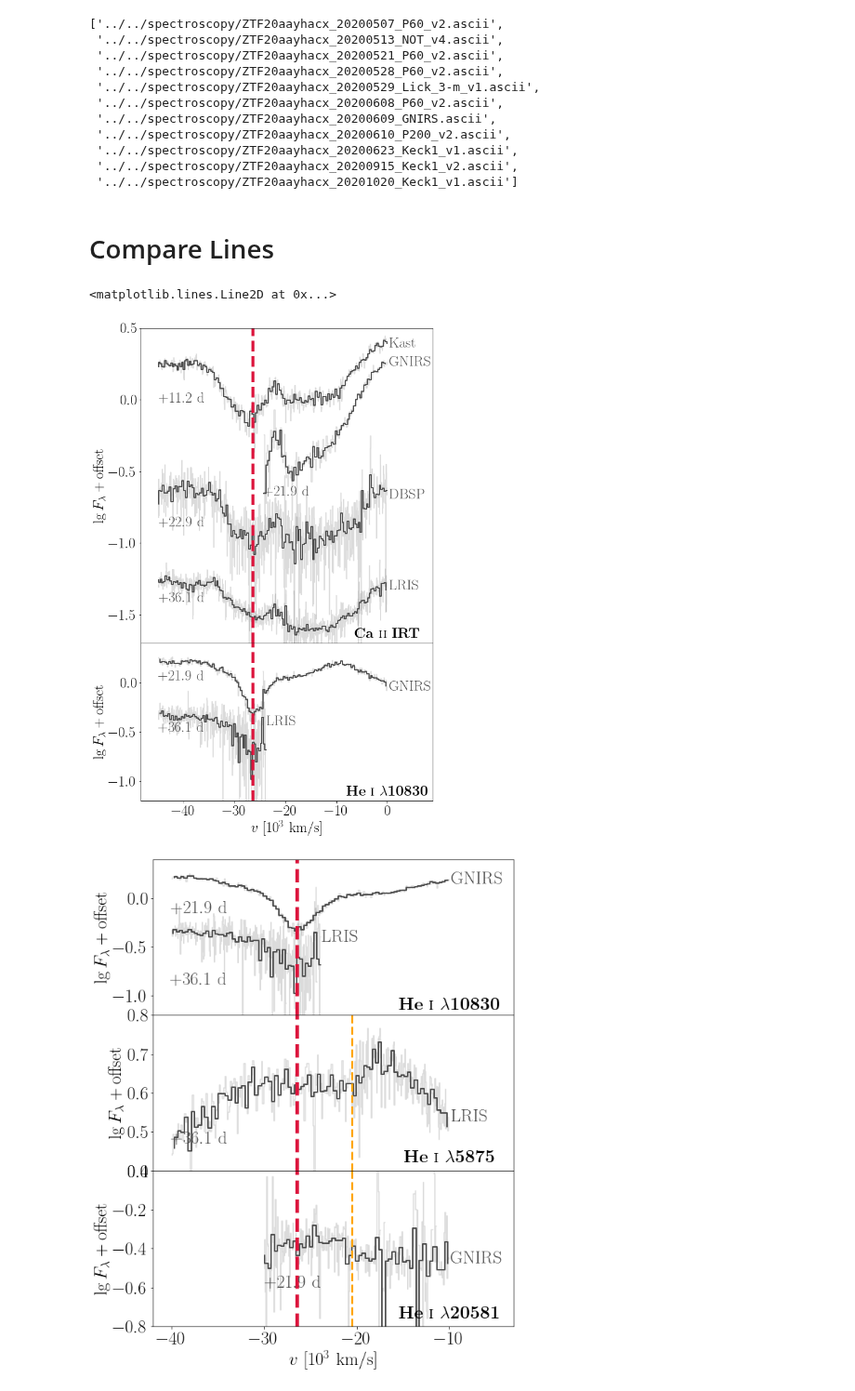
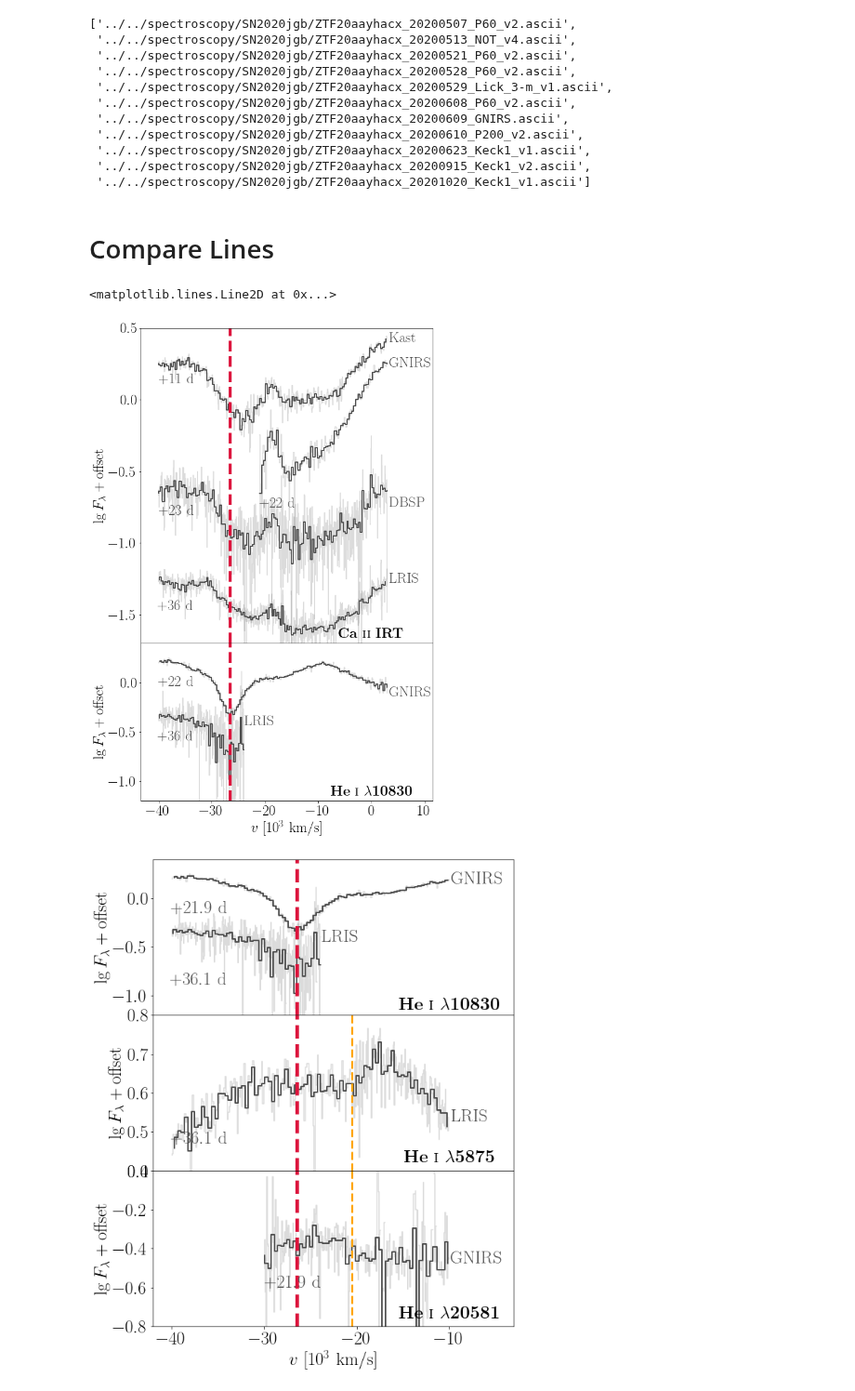
Before and after one commit to slowdivePTG/SN2020jgb, a Jupyter notebook: rv/SN2020jgb/CaII_HeI_hvf.ipynb, the cells around one changed output. Shown at 93% size. Drawn from its saved outputs; the diff is of its cells as text; code cells hidden in the pictures.

```diff
--- a/rv/SN2020jgb/CaII_HeI_hvf.ipynb
+++ b/rv/SN2020jgb/CaII_HeI_hvf.ipynb
@@ -35,7 +35,7 @@ color_map = {
 # %%
 import glob
 
-spec_files_0 = glob.glob('../../spectroscopy/ZTF20aayhacx*ascii')
+spec_files_0 = glob.glob('../../spectroscopy/SN2020jgb/*ascii')
 spec_files_0.sort()
 spec_files = [s for s in spec_files_0 if not ('GNIRS_v' in s)]
 spec_He_files = [s for s in spec_files_0 if (('Keck' in s) or ('GNIRS.' in s))]
@@ -43,17 +43,17 @@ spec_He_files_coadd_v = [s for s in spec_files_0 if ('GNIRS_v' in s)]
 # %%
 spec_files
 # %% [output]
-['../../spectroscopy/ZTF20aayhacx_20200507_P60_v2.ascii',
- '../../spectroscopy/ZTF20aayhacx_20200513_NOT_v4.ascii',
- '../../spectroscopy/ZTF20aayhacx_20200521_P60_v2.ascii',
- '../../spectroscopy/ZTF20aayhacx_20200528_P60_v2.ascii',
- '../../spectroscopy/ZTF20aayhacx_20200529_Lick_3-m_v1.ascii',
- '../../spectroscopy/ZTF20aayhacx_20200608_P60_v2.ascii',
- '../../spectroscopy/ZTF20aayhacx_20200609_GNIRS.ascii',
- '../../spectroscopy/ZTF20aayhacx_20200610_P200_v2.ascii',
- '../../spectroscopy/ZTF20aayhacx_20200623_Keck1_v1.ascii',
- '../../spectroscopy/ZTF20aayhacx_20200915_Keck1_v2.ascii',
- '../../spectroscopy/ZTF20aayhacx_20201020_Keck1_v1.ascii']
+['../../spectroscopy/SN2020jgb/ZTF20aayhacx_20200507_P60_v2.ascii',
+ '../../spectroscopy/SN2020jgb/ZTF20aayhacx_20200513_NOT_v4.ascii',
+ '../../spectroscopy/SN2020jgb/ZTF20aayhacx_20200521_P60_v2.ascii',
+ '../../spectroscopy/SN2020jgb/ZTF20aayhacx_20200528_P60_v2.ascii',
+ '../../spectroscopy/SN2020jgb/ZTF20aayhacx_20200529_Lick_3-m_v1.ascii',
+ '../../spectroscopy/SN2020jgb/ZTF20aayhacx_20200608_P60_v2.ascii',
+ '../../spectroscopy/SN2020jgb/ZTF20aayhacx_20200609_GNIRS.ascii',
+ '../../spectroscopy/SN2020jgb/ZTF20aayhacx_20200610_P200_v2.ascii',
+ '../../spectroscopy/SN2020jgb/ZTF20aayhacx_20200623_Keck1_v1.ascii',
+ '../../spectroscopy/SN2020jgb/ZTF20aayhacx_20200915_Keck1_v2.ascii',
+ '../../spectroscopy/SN2020jgb/ZTF20aayhacx_20201020_Keck1_v1.ascii']
 # %% [markdown]
 # Compare Lines
 # %%
@@ -104,13 +104,14 @@ def compare_lines(spec_files,
         if not mjd_found:
             #print('Warning: MJD-obs not found in {}!'.format(spec))
             #print('Try the observation date.')
-            year = 2020
-            pos_dat = spec.find(str(year))
+            year = '_2020'
+            pos_dat = spec.find(str(year)) + 1
             year_obs = spec[pos_dat:pos_dat + 4]
             mon_obs = spec[pos_dat + 4:pos_dat + 6]
             date_obs = spec[pos_dat + 6:pos_dat + 8]
             try:
-                mjd_obs = Time('{}-{}-{}'.format(year_obs, mon_obs, date_obs)).mjd
+                mjd_obs = Time('{}-{}-{}'.format(year_obs, mon_obs,
+                                                 date_obs)).mjd
             except:
                 print()
         phase = (mjd_obs - t_max_mjd) / (1 + z)
@@ -153,11 +154,11 @@ def compare_lines(spec_files,
             col = np.repeat([None], len(spec_files))
 
         if phase < 0:
-            label = r'$-{:.1f}\ \mathrm d$'.format(np.abs(phase))
+            label = r'$-{:.0f}\ \mathrm d$'.format(np.abs(phase))
         else:
-            label = r'$+{:.1f}\ \mathrm d$'.format(np.abs(phase))
+            label = r'$+{:.0f}\ \mathrm d$'.format(np.abs(phase))
 
-        if phase > 22:
+        if phase > 22.5:
             h = 0.5 * (phase / 22)**.2
         else:
             h = 0.2
@@ -177,7 +178,8 @@ def compare_lines(spec_files,
         if arg.sum() == 0:
             arg = argm
         ax.text(vel_rf_bin[argm] / 1000,
-                np.log10(fl_bin[arg].min() / norm_fac) - spec_num * h + 0.05,
+                np.log10(np.median(fl_bin[arg]) / norm_fac) -
+                spec_num * h * 1.05 - 0.02,
                 label,
                 color=col[spec_num],
                 va='top',
@@ -207,7 +209,7 @@ gs = fig.add_gridspec(nrows=3,
 ax0 = fig.add_subplot(gs[:-1, :])
 ax1 = fig.add_subplot(gs[-1, :])
 
-Ca_II_IRT = 8662.140
+Ca_II_IRT = (8498.018 + 8542.089 + 8662.140) / 3
 col_Ca = ['0.3', '0.3', '0.3', '0.3']
 instru = [
     r'\mathrm{Kast}', r'\mathrm{GNIRS}', r'\mathrm{DBSP}', r'\mathrm{LRIS}'
@@ -215,44 +217,44 @@ instru = [
 compare_lines(spec_files,
               ax0,
               line=Ca_II_IRT,
-              vmax=-45000,
-              vmin=0,
+              vmax=-40000,
+              vmin=3000,
               phase_min=11,
               phase_max=37,
               norm_fac=1,
               bin_size=300,
               col=col_Ca,
               instru=instru)
 ax0.set_ylim(-1.7, 0.5)
 ax0.set_xticks([])
 ax0.set_xlabel('')
 ax0.set_yticks([-1.5, -1, -0.5, 0, 0.5])
 ax0.text(0, -1.66, r'$\mathbf{Ca\ \textsc{ii}\ IRT}$', ha='center')
 
 HeI = 10830
 col_He = ['0.3', '0.3']
 instru_He = [r'\mathrm{GNIRS}', r'\mathrm{LRIS}']
 compare_lines(spec_He_files,
               ax1,
               line=HeI,
-              vmax=-45000,
-              vmin=0,
+              vmax=-40000,
+              vmin=3000,
               phase_min=11,
               phase_max=37,
               norm_fac=1,
               bin_size=300,
               col=col_He,
               instru=instru_He)
 ax1.set_ylim(-1.2, 0.4)
 ax1.text(0, -1.15, r'$\mathbf{He\ \textsc{i}\ \lambda 10830}$', ha='center')
 
 ax0.axvline(-26.5, color='crimson', linestyle='--', linewidth=5)
 ax1.axvline(-26.5, color='crimson', linestyle='--', linewidth=5)
 
 #plt.savefig('../../paper/figures/CaII_HeI_hvf.pdf', bbox_inches='tight')
 # %% [output]
 <matplotlib.lines.Line2D at 0x...>
-[figure, old version]
+[figure, new version]
 # %%
 fig = plt.figure(figsize=(10, 12))
 gs = fig.add_gridspec(nrows=3,
```
Also changed, not shown: 1 other file.
